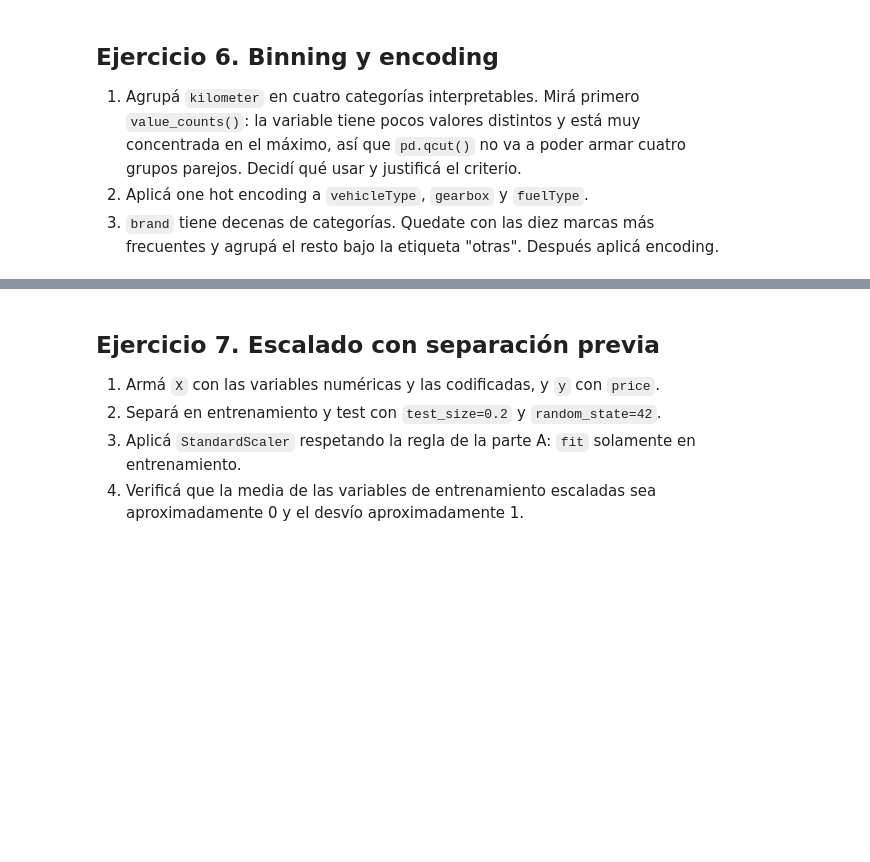
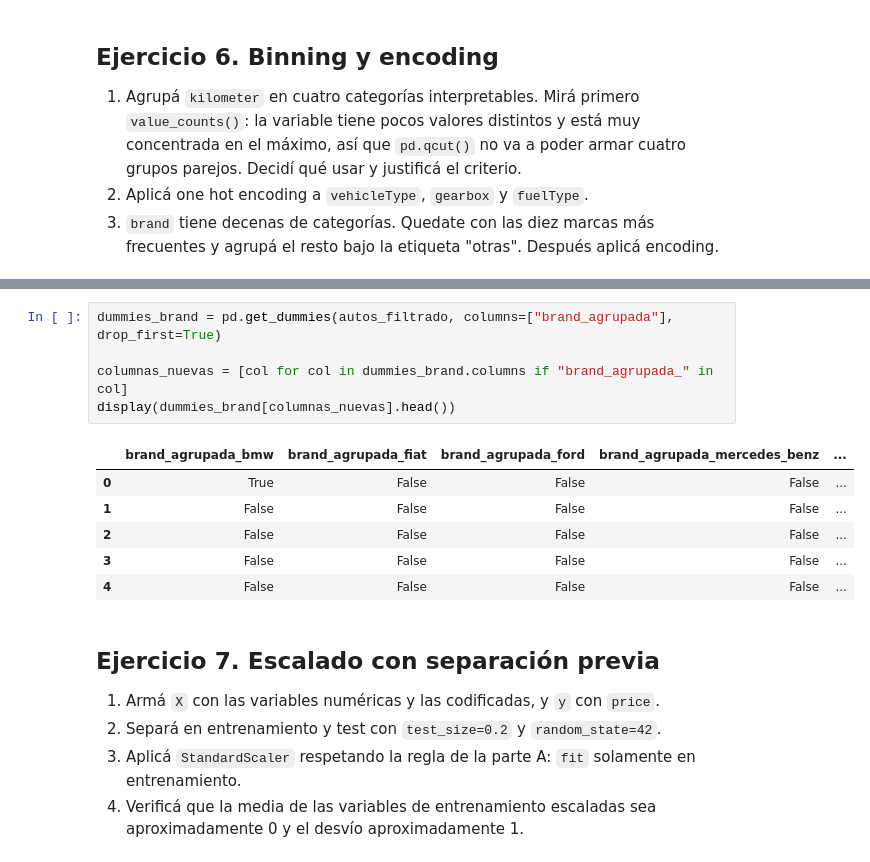
Before and after one commit to EmiiFernandez/actividades_data_sciente_ypf, a Jupyter notebook: notebook/C09_Notebook-13.ipynb, the cells around one changed output, grey strips where cells are left out. Cells and saved outputs as stored; diff of their text form; blank space fills up the shorter version.

```diff
--- a/notebook/C09_Notebook-13.ipynb
+++ b/notebook/C09_Notebook-13.ipynb
@@ -1141,3 +1191,15 @@ plt.show()
+# %%
+dummies_brand = pd.get_dummies(autos_filtrado, columns=["brand_agrupada"], drop_first=True)
+
+columnas_nuevas = [col for col in dummies_brand.columns if "brand_agrupada_" in col]
+display(dummies_brand[columnas_nuevas].head())
+# %% [output]
+|  | brand_agrupada_bmw | brand_agrupada_fiat | brand_agrupada_ford | brand_agrupada_mercedes_benz | ... |
+| 0 | True | False | False | False | ... |
+| 1 | False | False | False | False | ... |
+| 2 | False | False | False | False | ... |
+| 3 | False | False | False | False | ... |
+| 4 | False | False | False | False | ... |
 # %% [markdown]
 ## Ejercicio 7. Escalado con separación previa
 
```
Also changed, not shown: parts of 20 cells of this notebook.
